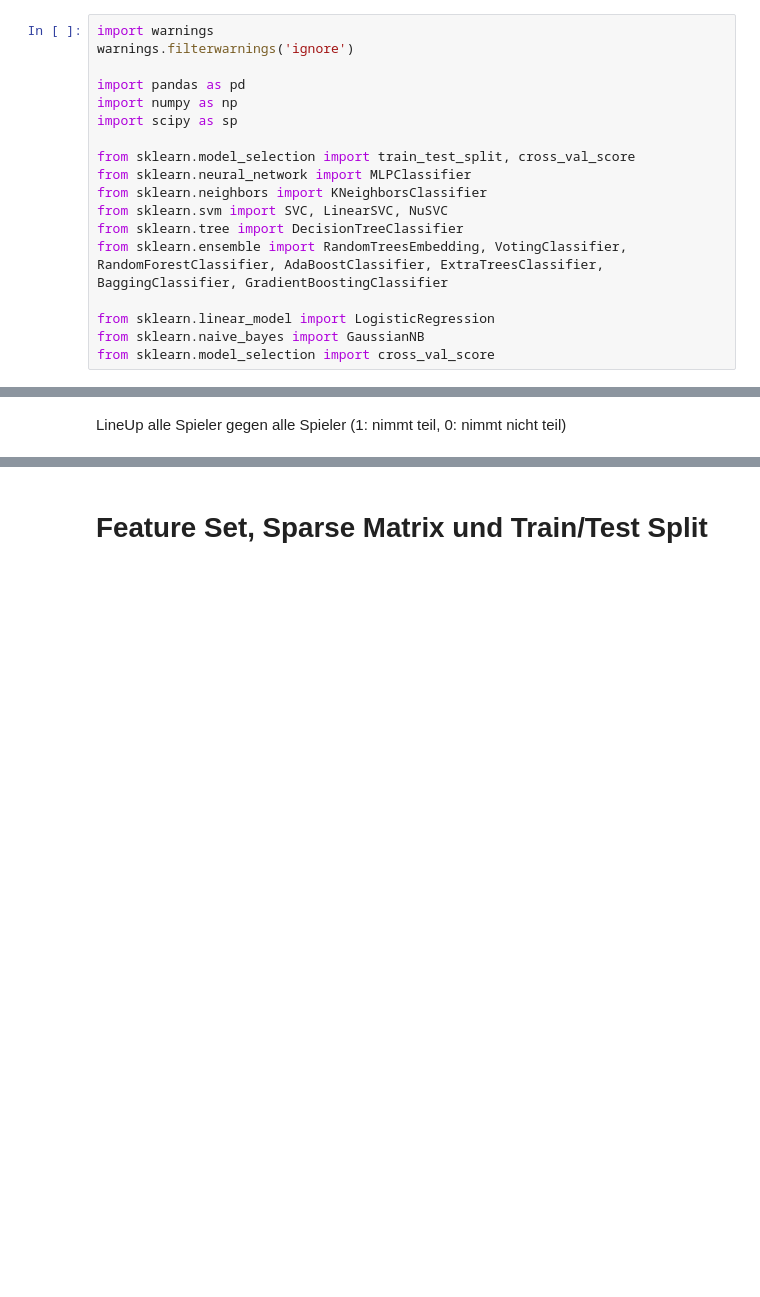
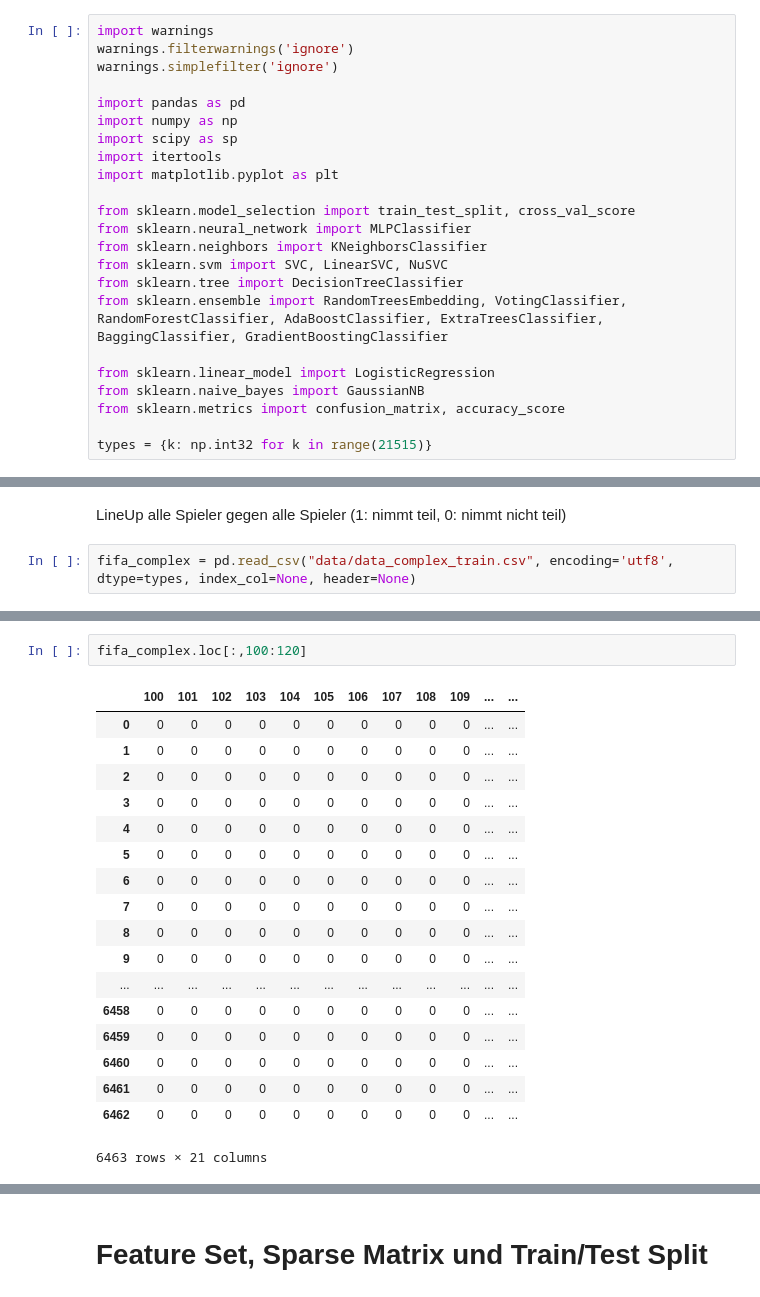
Before and after one commit to nobYsDarling/appliedDataScienceAndMachineLearning, a Jupyter notebook: FIFAWM2018Prediction.ipynb, the cells around one changed output, grey strips where cells are left out. Cells and saved outputs as stored; diff of their text form; blank space fills up the shorter version.

```diff
--- a/FIFAWM2018Prediction.ipynb
+++ b/FIFAWM2018Prediction.ipynb
@@ -3,10 +3,13 @@
 # %%
 import warnings
 warnings.filterwarnings('ignore')
+warnings.simplefilter('ignore')
 
 import pandas as pd
 import numpy as np
 import scipy as sp
+import itertools
+import matplotlib.pyplot as plt
 
 from sklearn.model_selection import train_test_split, cross_val_score
 from sklearn.neural_network import MLPClassifier
@@ -17,7 +20,9 @@ from sklearn.ensemble import RandomTreesEmbedding, VotingClassifier, RandomFores
 
 from sklearn.linear_model import LogisticRegression
 from sklearn.naive_bayes import GaussianNB
-from sklearn.model_selection import cross_val_score
+from sklearn.metrics import confusion_matrix, accuracy_score
+
+types = {k: np.int32 for k in range(21515)}
 # %% [markdown]
 # Datensätze
 # %% [markdown]
@@ -27,2 +139,4 @@ LineUp mit Spieler IDs
 # %% [markdown]
 LineUp alle Spieler gegen alle Spieler (1: nimmt teil, 0: nimmt nicht teil)
+# %%
+fifa_complex = pd.read_csv("data/data_complex_train.csv", encoding='utf8', dtype=types, index_col=None, header=None)
@@ -28,0 +153,21 @@ LineUp alle Spieler gegen alle Spieler (1: nimmt teil, 0: nimmt nicht teil)
+# %%
+fifa_complex.loc[:,100:120]
+# %% [output]
+|  | 100 | 101 | 102 | 103 | 104 | 105 | 106 | 107 | 108 | 109 | ... | ... |
+| 0 | 0 | 0 | 0 | 0 | 0 | 0 | 0 | 0 | 0 | 0 | ... | ... |
+| 1 | 0 | 0 | 0 | 0 | 0 | 0 | 0 | 0 | 0 | 0 | ... | ... |
+| 2 | 0 | 0 | 0 | 0 | 0 | 0 | 0 | 0 | 0 | 0 | ... | ... |
+| 3 | 0 | 0 | 0 | 0 | 0 | 0 | 0 | 0 | 0 | 0 | ... | ... |
+| 4 | 0 | 0 | 0 | 0 | 0 | 0 | 0 | 0 | 0 | 0 | ... | ... |
+| 5 | 0 | 0 | 0 | 0 | 0 | 0 | 0 | 0 | 0 | 0 | ... | ... |
+| 6 | 0 | 0 | 0 | 0 | 0 | 0 | 0 | 0 | 0 | 0 | ... | ... |
+| 7 | 0 | 0 | 0 | 0 | 0 | 0 | 0 | 0 | 0 | 0 | ... | ... |
+| 8 | 0 | 0 | 0 | 0 | 0 | 0 | 0 | 0 | 0 | 0 | ... | ... |
+| 9 | 0 | 0 | 0 | 0 | 0 | 0 | 0 | 0 | 0 | 0 | ... | ... |
+| ... | ... | ... | ... | ... | ... | ... | ... | ... | ... | ... | ... | ... |
+| 6458 | 0 | 0 | 0 | 0 | 0 | 0 | 0 | 0 | 0 | 0 | ... | ... |
+| 6459 | 0 | 0 | 0 | 0 | 0 | 0 | 0 | 0 | 0 | 0 | ... | ... |
+| 6460 | 0 | 0 | 0 | 0 | 0 | 0 | 0 | 0 | 0 | 0 | ... | ... |
+| 6461 | 0 | 0 | 0 | 0 | 0 | 0 | 0 | 0 | 0 | 0 | ... | ... |
+| 6462 | 0 | 0 | 0 | 0 | 0 | 0 | 0 | 0 | 0 | 0 | ... | ... |
+6463 rows × 21 columns
```
Also changed, not shown: parts of 36 cells of this notebook, 1 other file.
